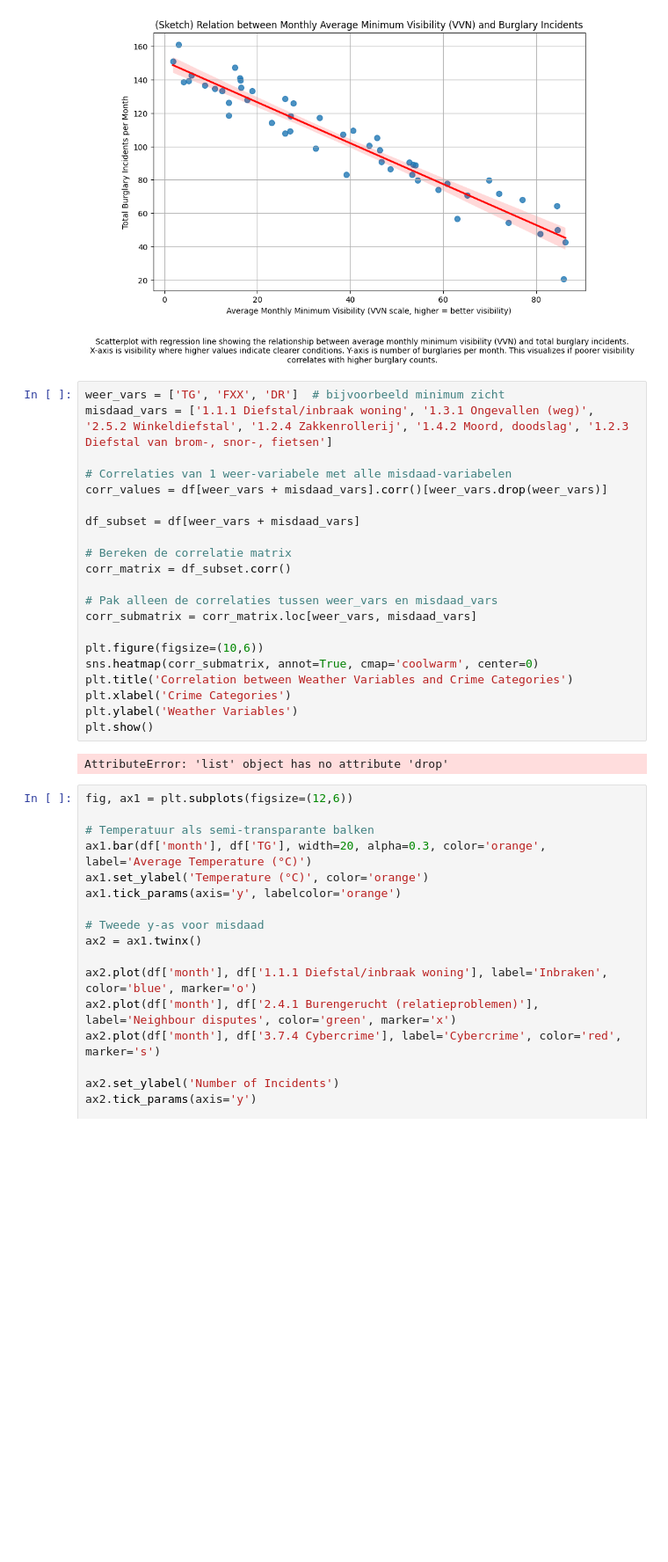
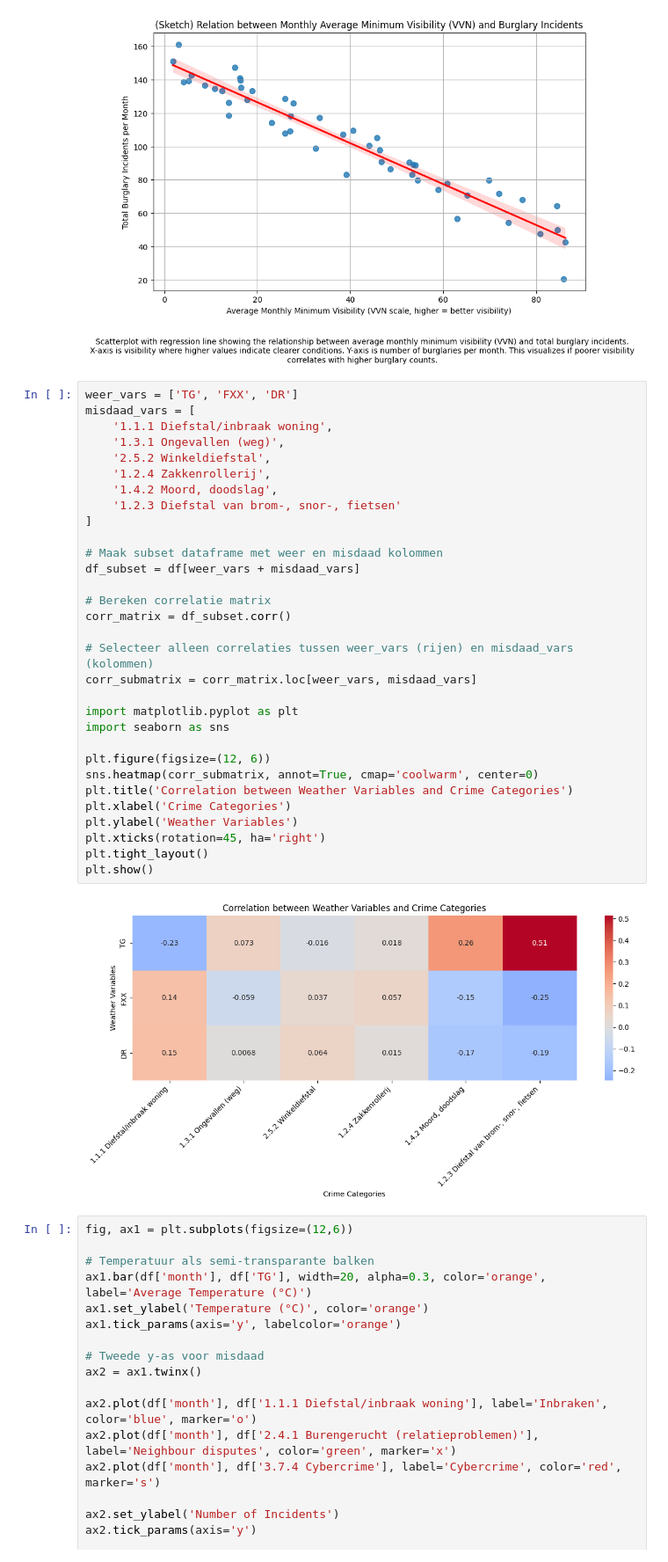
Before and after one commit to tomvanegmond/InfoVis, a Jupyter notebook: docs/notebook.ipynb, the cells around one changed output. Shown: that part at 88% size. Cells and saved outputs as stored; diff of their text form; blank space fills up the shorter version.

```diff
--- a/docs/notebook.ipynb
+++ b/docs/notebook.ipynb
@@ -164,28 +164,38 @@ plt.show()
 # %% [output]
 [figure]
 # %%
-weer_vars = ['TG', 'FXX', 'DR']  # bijvoorbeeld minimum zicht
-misdaad_vars = ['1.1.1 Diefstal/inbraak woning', '1.3.1 Ongevallen (weg)', '2.5.2 Winkeldiefstal', '1.2.4 Zakkenrollerij', '1.4.2 Moord, doodslag', '1.2.3 Diefstal van brom-, snor-, fietsen']
+weer_vars = ['TG', 'FXX', 'DR']
+misdaad_vars = [
+    '1.1.1 Diefstal/inbraak woning',
+    '1.3.1 Ongevallen (weg)',
+    '2.5.2 Winkeldiefstal',
+    '1.2.4 Zakkenrollerij',
+    '1.4.2 Moord, doodslag',
+    '1.2.3 Diefstal van brom-, snor-, fietsen'
+]
 
-# Correlaties van 1 weer-variabele met alle misdaad-variabelen
-corr_values = df[weer_vars + misdaad_vars].corr()[weer_vars.drop(weer_vars)]
-
+# Maak subset dataframe met weer en misdaad kolommen
 df_subset = df[weer_vars + misdaad_vars]
 
-# Bereken de correlatie matrix
+# Bereken correlatie matrix
 corr_matrix = df_subset.corr()
 
-# Pak alleen de correlaties tussen weer_vars en misdaad_vars
+# Selecteer alleen correlaties tussen weer_vars (rijen) en misdaad_vars (kolommen)
 corr_submatrix = corr_matrix.loc[weer_vars, misdaad_vars]
 
-plt.figure(figsize=(10,6))
+import matplotlib.pyplot as plt
+import seaborn as sns
+
+plt.figure(figsize=(12, 6))
 sns.heatmap(corr_submatrix, annot=True, cmap='coolwarm', center=0)
 plt.title('Correlation between Weather Variables and Crime Categories')
 plt.xlabel('Crime Categories')
 plt.ylabel('Weather Variables')
+plt.xticks(rotation=45, ha='right')
+plt.tight_layout()
 plt.show()
 # %% [output]
-AttributeError: 'list' object has no attribute 'drop'
+[figure, added]
 # %%
 fig, ax1 = plt.subplots(figsize=(12,6))
 
```
Also changed, not shown: 18 other files.
